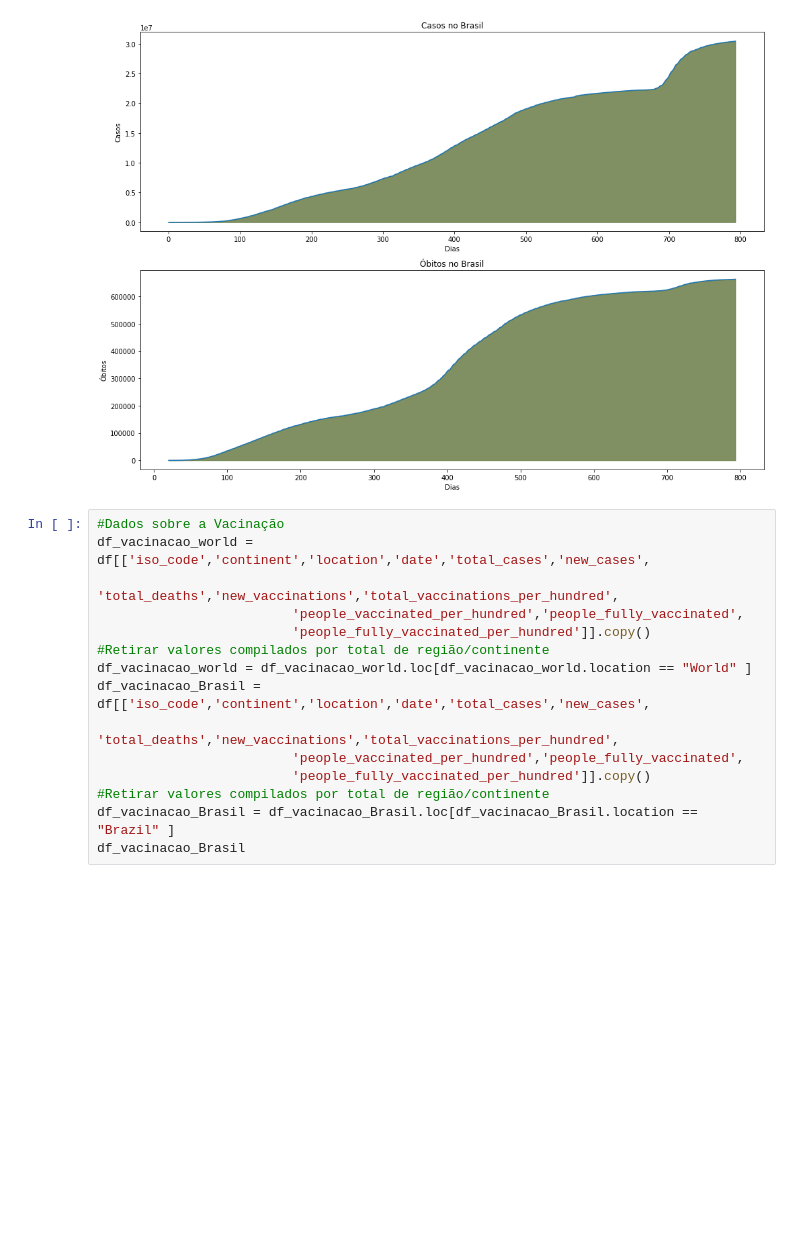
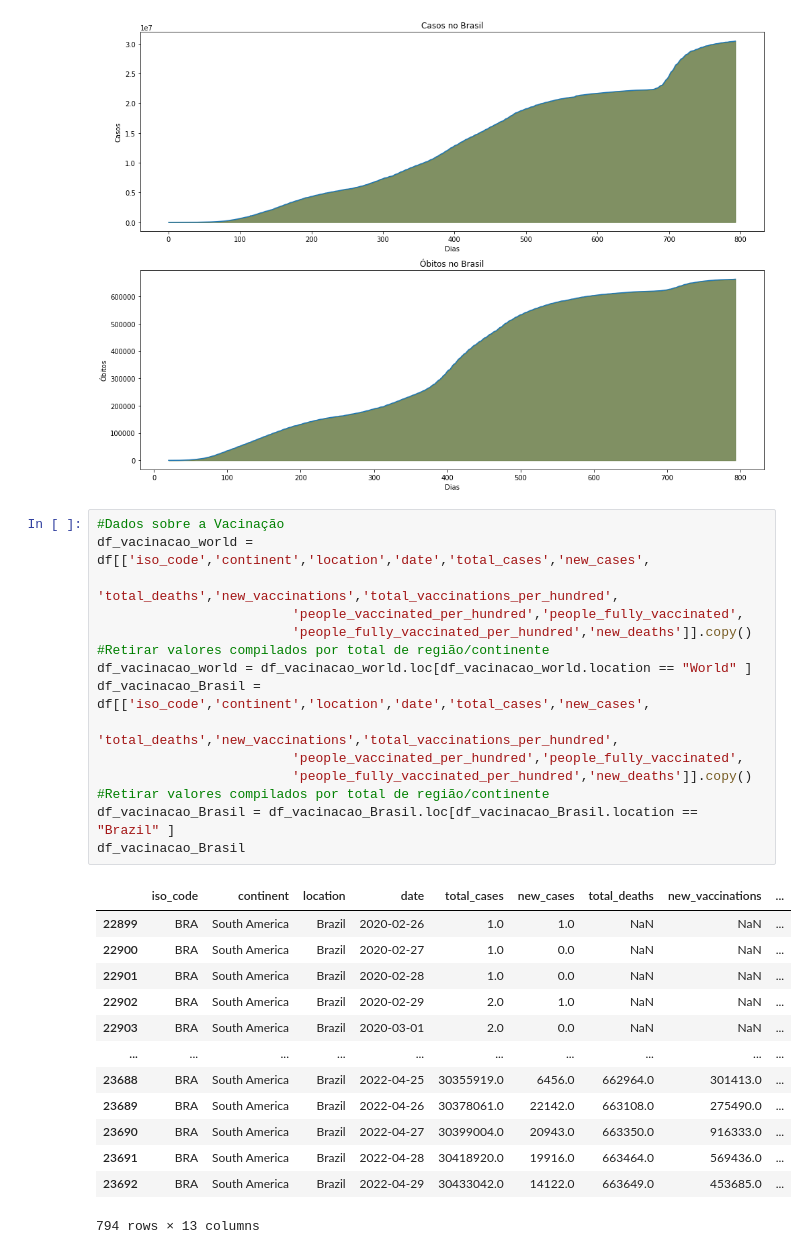
Before and after one commit to alex-trindade/DataScience, a Jupyter notebook: Analisando_Dados_Covid_19.ipynb, the cells around one changed output. Drawn from its saved outputs; the diff is of its cells as text; blank space fills up the shorter version.

```diff
--- a/Analisando_Dados_Covid_19.ipynb
+++ b/Analisando_Dados_Covid_19.ipynb
@@ -426,15 +426,29 @@ plt.tight_layout()
 # %%
 #Dados sobre a Vacinação
 df_vacinacao_world = df[['iso_code','continent','location','date','total_cases','new_cases',
                          'total_deaths','new_vaccinations','total_vaccinations_per_hundred',
                          'people_vaccinated_per_hundred','people_fully_vaccinated',
-                         'people_fully_vaccinated_per_hundred']].copy()
+                         'people_fully_vaccinated_per_hundred','new_deaths']].copy()
 #Retirar valores compilados por total de região/continente
 df_vacinacao_world = df_vacinacao_world.loc[df_vacinacao_world.location == "World" ]
 df_vacinacao_Brasil = df[['iso_code','continent','location','date','total_cases','new_cases',
                          'total_deaths','new_vaccinations','total_vaccinations_per_hundred',
                          'people_vaccinated_per_hundred','people_fully_vaccinated',
-                         'people_fully_vaccinated_per_hundred']].copy()
+                         'people_fully_vaccinated_per_hundred','new_deaths']].copy()
 #Retirar valores compilados por total de região/continente
 df_vacinacao_Brasil = df_vacinacao_Brasil.loc[df_vacinacao_Brasil.location == "Brazil" ]
 df_vacinacao_Brasil
+# %% [output]
+|  | iso_code | continent | location | date | total_cases | new_cases | total_deaths | new_vaccinations | ... |
+| 22899 | BRA | South America | Brazil | 2020-02-26 | 1.0 | 1.0 | NaN | NaN | ... |
+| 22900 | BRA | South America | Brazil | 2020-02-27 | 1.0 | 0.0 | NaN | NaN | ... |
+| 22901 | BRA | South America | Brazil | 2020-02-28 | 1.0 | 0.0 | NaN | NaN | ... |
+| 22902 | BRA | South America | Brazil | 2020-02-29 | 2.0 | 1.0 | NaN | NaN | ... |
+| 22903 | BRA | South America | Brazil | 2020-03-01 | 2.0 | 0.0 | NaN | NaN | ... |
+| ... | ... | ... | ... | ... | ... | ... | ... | ... | ... |
+| 23688 | BRA | South America | Brazil | 2022-04-25 | 30355919.0 | 6456.0 | 662964.0 | 301413.0 | ... |
+| 23689 | BRA | South America | Brazil | 2022-04-26 | 30378061.0 | 22142.0 | 663108.0 | 275490.0 | ... |
+| 23690 | BRA | South America | Brazil | 2022-04-27 | 30399004.0 | 20943.0 | 663350.0 | 916333.0 | ... |
+| 23691 | BRA | South America | Brazil | 2022-04-28 | 30418920.0 | 19916.0 | 663464.0 | 569436.0 | ... |
+| 23692 | BRA | South America | Brazil | 2022-04-29 | 30433042.0 | 14122.0 | 663649.0 | 453685.0 | ... |
+794 rows × 13 columns
```
Also changed, not shown: parts of 1 cell of this notebook.
